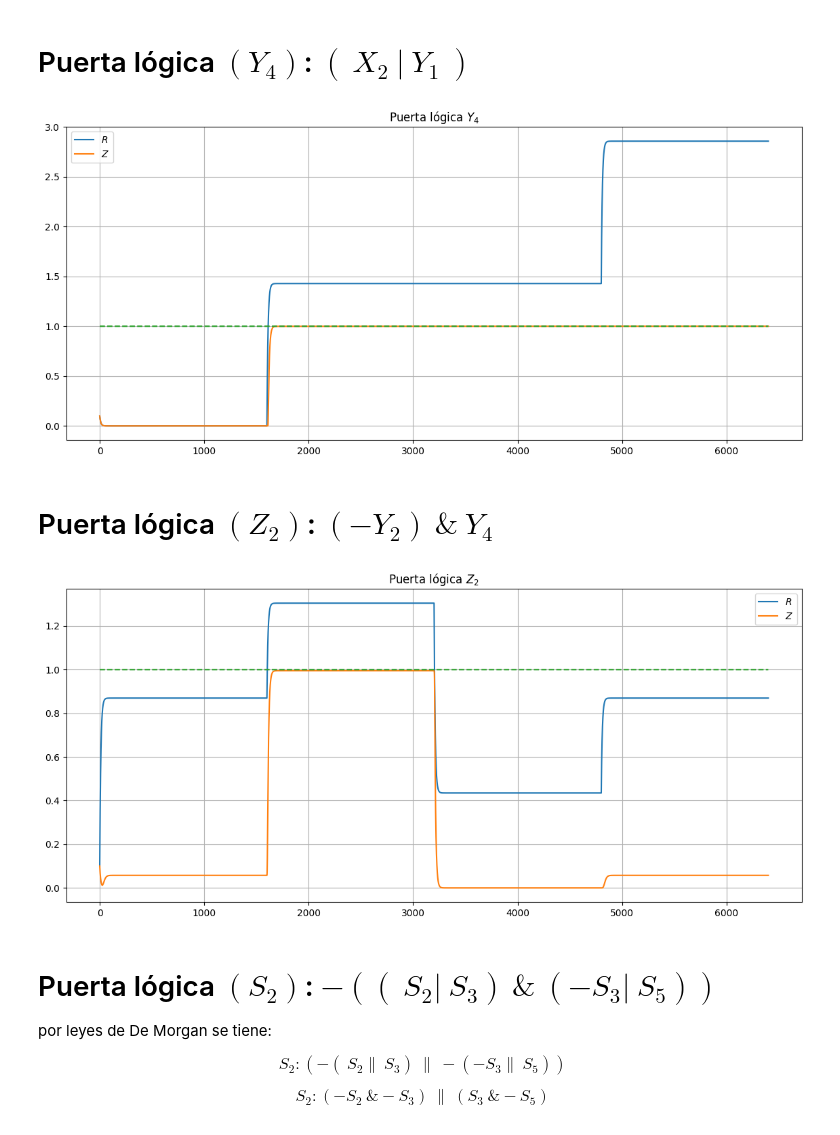
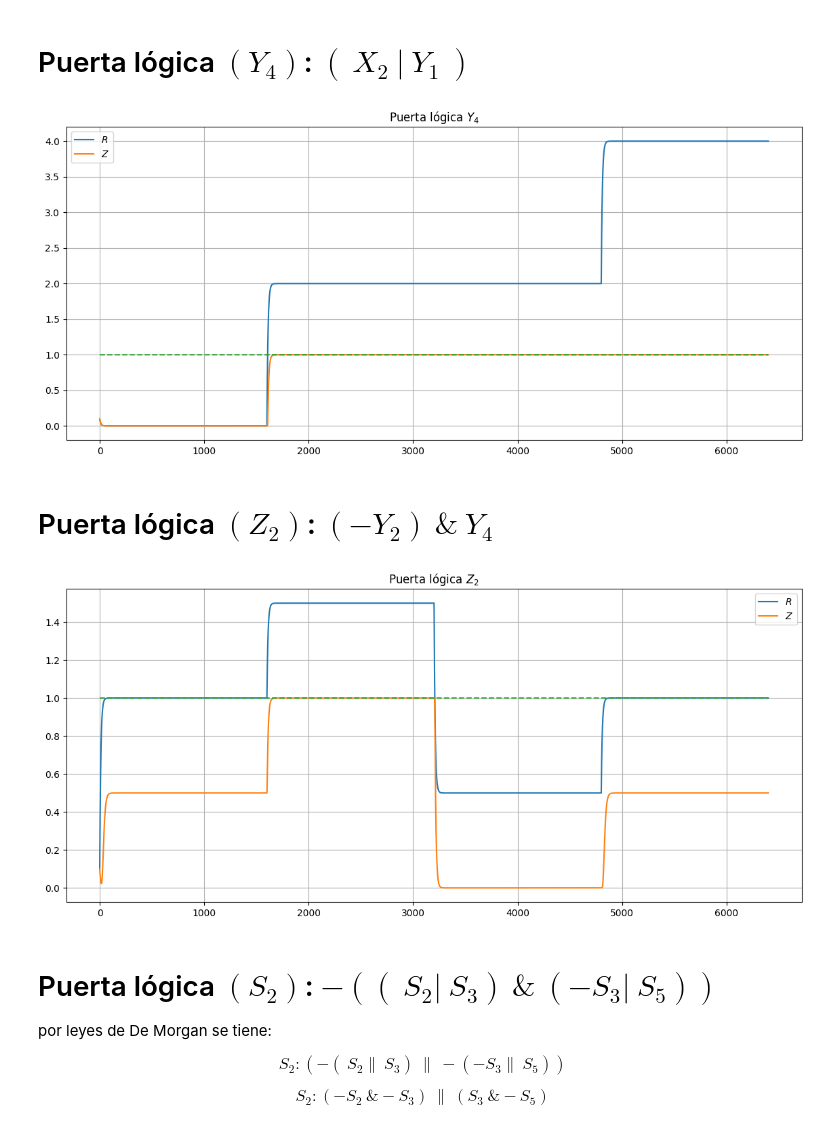
Before and after one commit to joshbrx/biomath_model, a Jupyter notebook: puertas_logicas.ipynb, the cells around one changed output. Cells and saved outputs as stored; diff of their text form; code cells hidden in the pictures.

```diff
--- a/puertas_logicas.ipynb
+++ b/puertas_logicas.ipynb
@@ -82,6 +82,6 @@ def dS_y2(S, i):
     return np.array([dR, dZ])
 # %%
-n, e = -9, 1/1.10
+n, e = -9, 1/1.1
 labels = ["$R$", "$Z$"]
 
 Pip = RK_solver(S0, dS_y2, t)
@@ -97,11 +97,12 @@ plt.title("Puerta lógica $Y_2$"); plt.legend(); plt.grid(); plt.show()
 # %%
 def dS_y3(S, i):
     R, Z = S
-    dR = e*(supr(1, n, X1[i]) + supr(1, n, X2[i]) + supr(2, -n, X3[i])) - R
+    dR = e*(supr(1, n, X1[i]) + supr(1, -n, X2[i])) - R
+    # dR = e*(supr(1, n, X1[i]) + supr(1, n, X2[i]) + supr(2, -n, X3[i])) - R
     dZ = supr(1, -20, R) - Z
     return np.array([dR, dZ])
 # %%
-n, e = -2, 1/2.14
+n, e = -2, 1/1.1
 labels = ["$R$", "$Z$"]
 
 Pip = RK_solver(S0, dS_y3, t)
@@ -121,7 +122,7 @@ def dS_y4(S, i):
     dZ = supr(1, -20, R) - Z
     return np.array([dR, dZ])
 # %%
-n, e = -2, 1/0.35
+n, e = -2, 1/0.25
 # n, e = -2, 2.5
 labels = ["$R$", "$Z$"]
 
@@ -132,7 +133,7 @@ for i in range(len(Pip[0])):
 plt.plot(X1*0 + 1, "--")
 plt.title("Puerta lógica $Y_4$"); plt.legend(); plt.grid(); plt.show()
 # %% [output]
-[figure, old version]
+[figure, new version]
 # %% [markdown]
 # Puerta lógica $(Z_2)$: $(-Y_2)\ \&\ Y_4$
 # %%
@@ -143,17 +144,17 @@ def dS_z2(S, i):
     return np.array([dR, dZ])
 # %%
 # n, e = -2, 1/1.25
-n, e = -2, 1/1.15
+n, e = -2, 1/1
 labels = ["$R$", "$Z$"]
 
 Pip = RK_solver(S0, dS_z2, t)
 plt.figure(figsize=(14,6))
 for i in range(len(Pip[0])):
     plt.plot(Pip[:,i], label=labels[i])
 plt.plot(X1*0 + 1, "--")
 plt.title("Puerta lógica $Z_2$"); plt.legend(); plt.grid(); plt.show()
 # %% [output]
-[figure, old version]
+[figure, new version]
 # %% [markdown]
 # Puerta lógica $(S_2)$: $-((\ S_2 |\ S_3)\ \&\ (-S_3|\ S_5))$
 
```
Also changed, not shown: parts of 4 cells of this notebook.
